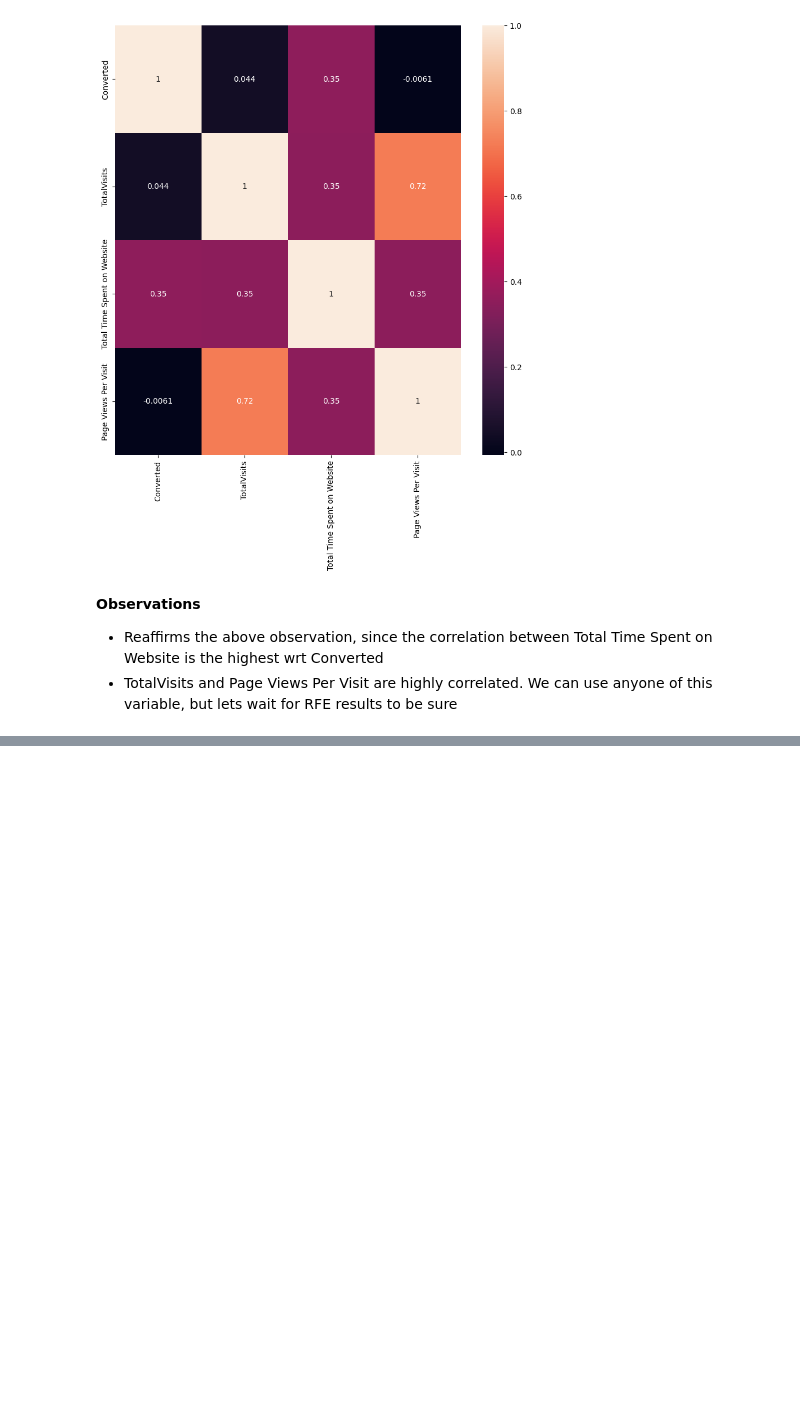
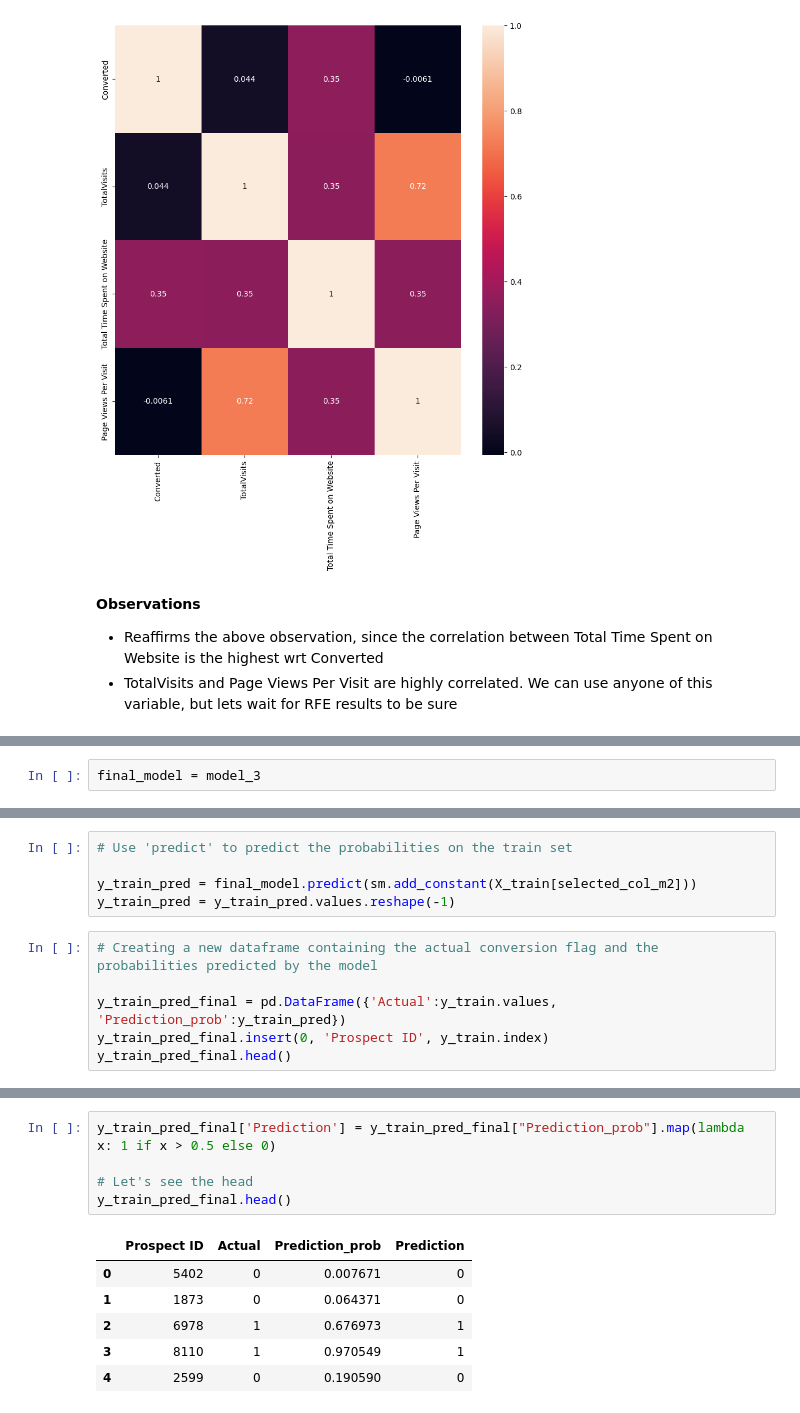
Before and after one commit to zaskap/upgrad_lead_scoring_assignment, a Jupyter notebook: Lead_Scoring.ipynb, the cells around one changed output, grey strips where cells are left out. Cells and saved outputs as stored; diff of their text form; blank space fills up the shorter version.

```diff
--- a/Lead_Scoring.ipynb
+++ b/Lead_Scoring.ipynb
@@ -1188,0 +1520,2 @@ plt.show()
+# %%
+final_model = model_3
@@ -1188,0 +1528,11 @@ plt.show()
+# %%
+# Use 'predict' to predict the probabilities on the train set
+
+y_train_pred = final_model.predict(sm.add_constant(X_train[selected_col_m2]))
+y_train_pred = y_train_pred.values.reshape(-1)
+# %%
+# Creating a new dataframe containing the actual conversion flag and the probabilities predicted by the model
+
+y_train_pred_final = pd.DataFrame({'Actual':y_train.values, 'Prediction_prob':y_train_pred})
+y_train_pred_final.insert(0, 'Prospect ID', y_train.index)
+y_train_pred_final.head()
@@ -1188,0 +1546,12 @@ plt.show()
+# %%
+y_train_pred_final['Prediction'] = y_train_pred_final["Prediction_prob"].map(lambda x: 1 if x > 0.5 else 0)
+
+# Let's see the head
+y_train_pred_final.head()
+# %% [output]
+|  | Prospect ID | Actual | Prediction_prob | Prediction |
+| 0 | 5402 | 0 | 0.007671 | 0 |
+| 1 | 1873 | 0 | 0.064371 | 0 |
+| 2 | 6978 | 1 | 0.676973 | 1 |
+| 3 | 8110 | 1 | 0.970549 | 1 |
+| 4 | 2599 | 0 | 0.190590 | 0 |
```
Also changed, not shown: parts of 54 cells of this notebook.
